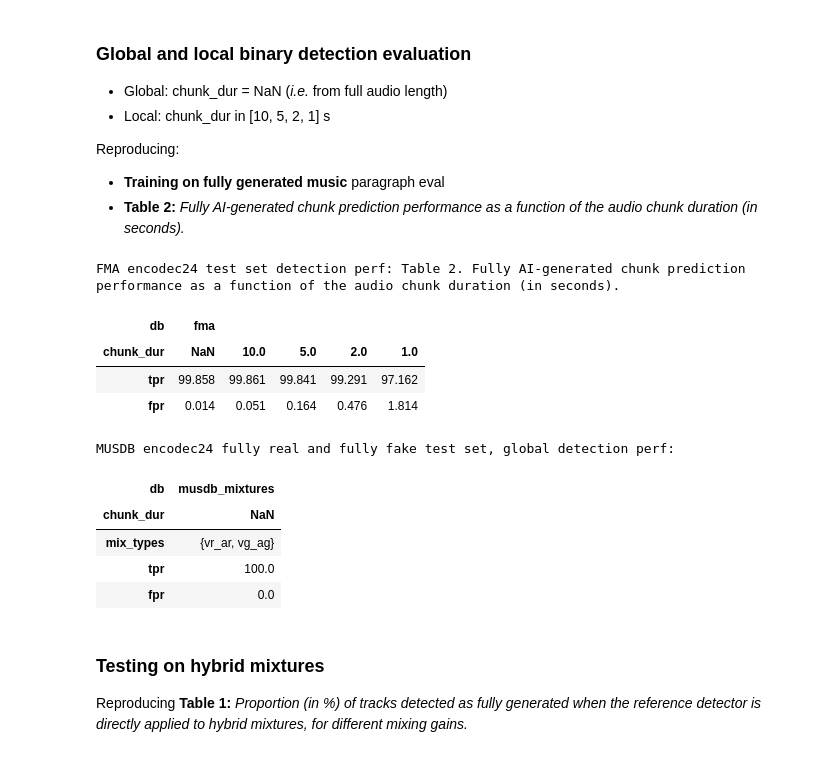
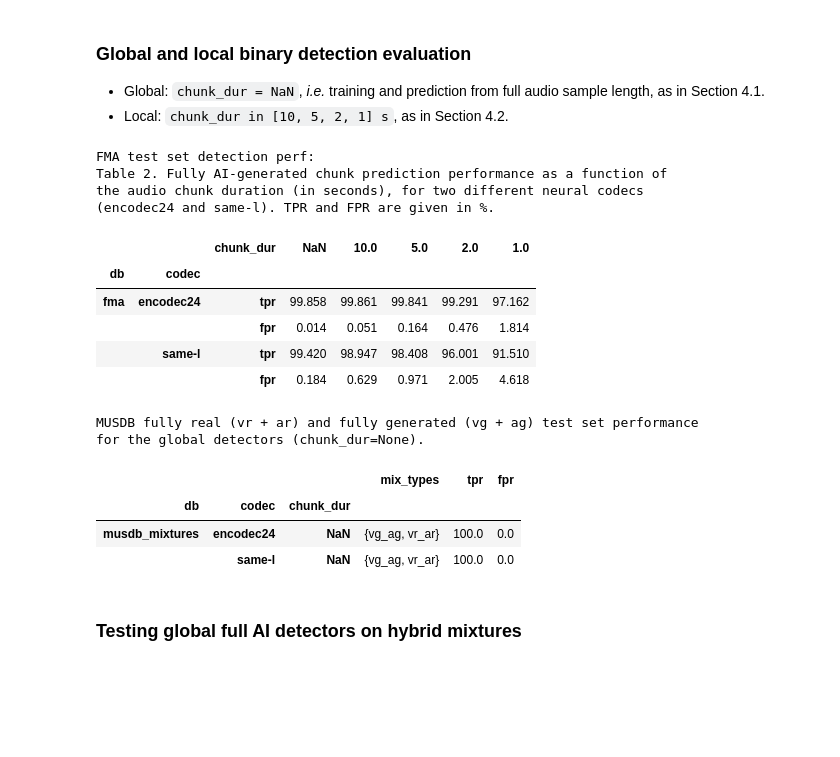
Before and after one commit to deezer/ismir26-hybrid-human-ai-music-detection, a Jupyter notebook: hybrid_detection/fully_ai_detection.ipynb, the cells around one changed output. Saved outputs shown, nothing was run; the diff lists cells and outputs as text; code cells hidden in the pictures; blank space fills up the shorter version.

```diff
--- a/hybrid_detection/fully_ai_detection.ipynb
+++ b/hybrid_detection/fully_ai_detection.ipynb
@@ -42,50 +61,53 @@ musdb_predictions_df['label'] = musdb_predictions_df['mix_type'] \
 # %% [markdown]
 ### Global and local binary detection evaluation
-- Global: chunk_dur = NaN (_i.e._ from full audio length)
-- Local: chunk_dur in [10, 5, 2, 1] s
-
-Reproducing:
-- **Training on fully generated music** paragraph eval
-- **Table 2:** _Fully AI-generated chunk prediction performance as a function of the audio chunk duration (in seconds)._
+- Global: `chunk_dur = NaN`, _i.e._ training and prediction from full audio sample length, as in Section 4.1.
+- Local: `chunk_dur in [10, 5, 2, 1] s`, as in Section 4.2.
 # %%
-print('\nFMA encodec24 test set detection perf: Table 2. Fully AI-generated chunk prediction performance as a function of the audio chunk duration (in seconds).')
+print('\nFMA test set detection perf:\n'
+      'Table 2. Fully AI-generated chunk prediction performance as a function of\n'
+      'the audio chunk duration (in seconds), for two different neural codecs\n'
+      '(encodec24 and same-l). TPR and FPR are given in %.')
 
 fma_eval_df = fma_pred_df \
-    .groupby(['db', 'chunk_dur'], dropna=False) \
+    .groupby(['db', 'codec', 'chunk_dur'], dropna=False) \
     .apply(lambda x: tpr_fpr(x['label'], x['full_ai_score'], thr=0.5, as_pandas=True)) \
     .sort_index(ascending=False, na_position='first')
 
 for metric in ['tpr', 'fpr']:
     fma_eval_df[metric] = np.round(100 * fma_eval_df[metric], 3)
 
-display(fma_eval_df.transpose())
+display(fma_eval_df.unstack(level='chunk_dur').stack(level=0).sort_index(axis=1, ascending=False, na_position='first'))
 
-print('\nMUSDB encodec24 fully real and fully fake test set, global detection perf:')
+print('\nMUSDB fully real (vr + ar) and fully generated (vg + ag) test set performance\n'
+      'for the global detectors (chunk_dur=None).')
 
-musdb_eval_df = musdb_predictions_df[~musdb_predictions_df['label'].isna()] \
-    .groupby(['db', 'chunk_dur'], dropna=False) \
+musdb_eval_df = musdb_pred_df[~musdb_pred_df['label'].isna()] \
+    .groupby(['db', 'codec', 'chunk_dur'], dropna=False) \
     .apply(lambda x: pd.Series([set(x['mix_type'])] + tpr_fpr(x['label'], x['full_ai_score'], thr=0.5),
                                index=['mix_types', 'tpr', 'fpr'])) \
     .sort_index(ascending=False, na_position='first')
 
 for metric in ['tpr', 'fpr']:
     musdb_eval_df[metric] = np.round(100 * musdb_eval_df[metric], 3)
 
-display(musdb_eval_df.transpose())
+display(musdb_eval_df.sort_values('codec'))
 # %% [output]
-FMA encodec24 test set detection perf: Table 2. Fully AI-generated chunk prediction performance as a function of the audio chunk duration (in seconds).
+FMA test set detection perf:
+Table 2. Fully AI-generated chunk prediction performance as a function of
+the audio chunk duration (in seconds), for two different neural codecs
+(encodec24 and same-l). TPR and FPR are given in %.
-| db | fma |  |  |  |  |
-| chunk_dur | NaN | 10.0 | 5.0 | 2.0 | 1.0 |
-| tpr | 99.858 | 99.861 | 99.841 | 99.291 | 97.162 |
-| fpr | 0.014 | 0.051 | 0.164 | 0.476 | 1.814 |
+|  |  | chunk_dur | NaN | 10.0 | 5.0 | 2.0 | 1.0 |
+| db | codec |  |  |  |  |  |  |
+| fma | encodec24 | tpr | 99.858 | 99.861 | 99.841 | 99.291 | 97.162 |
+|  |  | fpr | 0.014 | 0.051 | 0.164 | 0.476 | 1.814 |
+|  | same-l | tpr | 99.420 | 98.947 | 98.408 | 96.001 | 91.510 |
+|  |  | fpr | 0.184 | 0.629 | 0.971 | 2.005 | 4.618 |
-MUSDB encodec24 fully real and fully fake test set, global detection perf:
+MUSDB fully real (vr + ar) and fully generated (vg + ag) test set performance
+for the global detectors (chunk_dur=None).
-| db | musdb_mixtures |
-| chunk_dur | NaN |
-| mix_types | {vr_ar, vg_ag} |
-| tpr | 100.0 |
-| fpr | 0.0 |
+|  |  |  | mix_types | tpr | fpr |
+| db | codec | chunk_dur |  |  |  |
+| musdb_mixtures | encodec24 | NaN | {vg_ag, vr_ar} | 100.0 | 0.0 |
+|  | same-l | NaN | {vg_ag, vr_ar} | 100.0 | 0.0 |
 # %% [markdown]
-### Testing on hybrid mixtures
-
-Reproducing **Table 1:** _Proportion (in %) of tracks detected as fully generated when the reference detector is directly applied to hybrid mixtures, for different mixing gains._
+### Testing global full AI detectors on hybrid mixtures
 # %%
```
Also changed, not shown: parts of 5 cells of this notebook.
